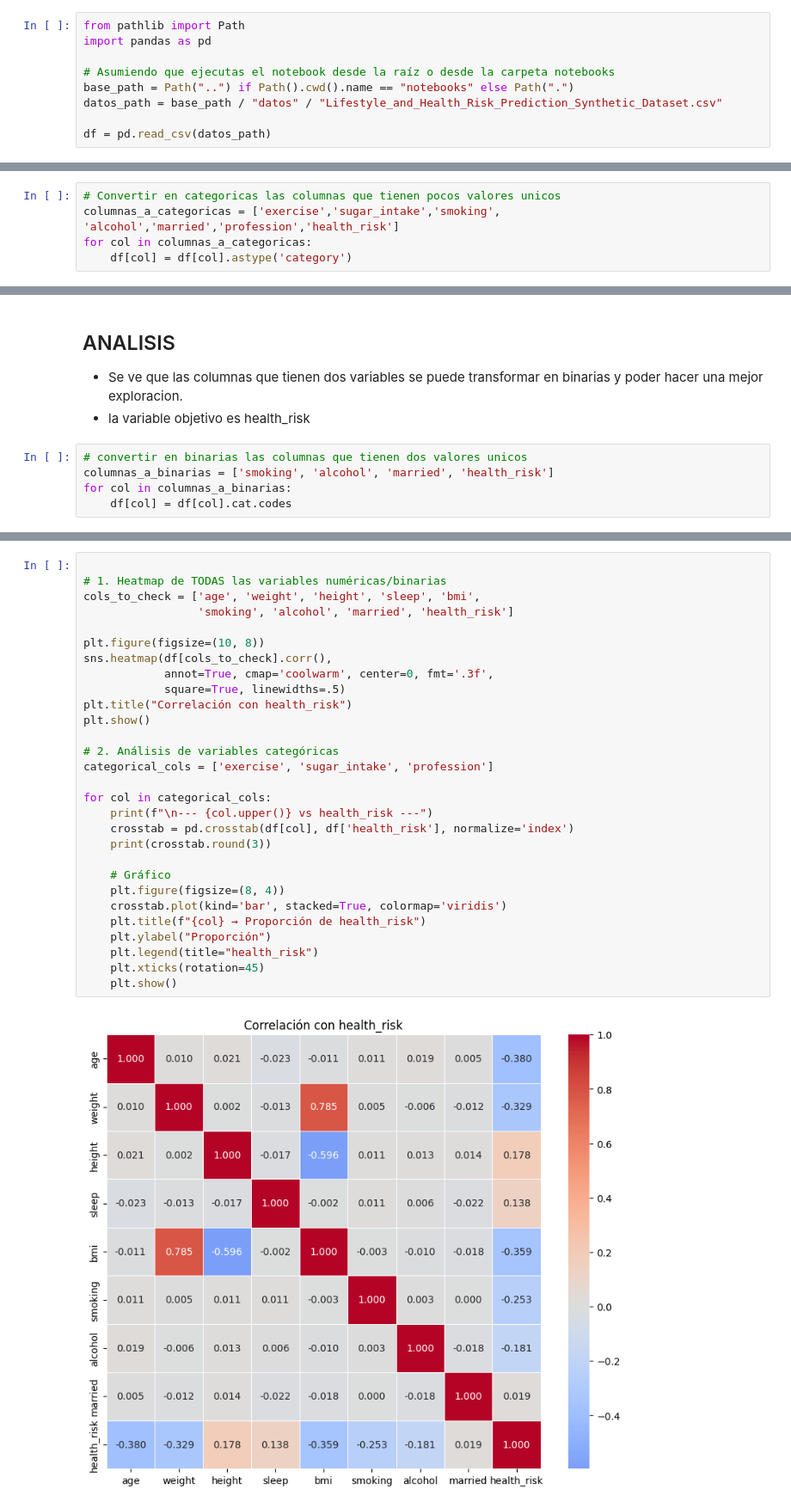
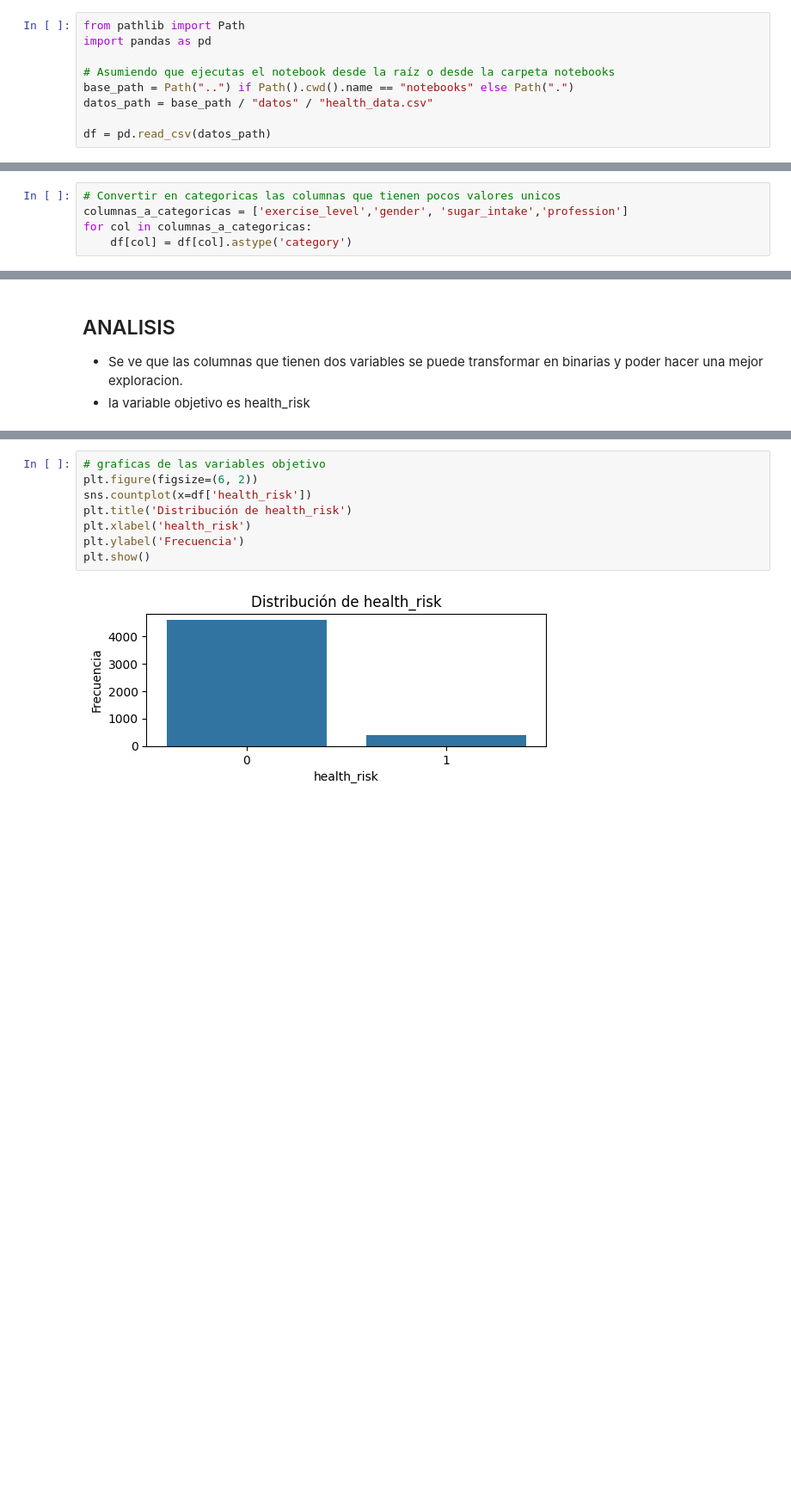
Before and after one commit to kannhpj/data-labs-proyecto, a Jupyter notebook: notebooks/02_Exploracion_datos.ipynb, the cells around one changed output, grey strips where cells are left out. Shown at 86% size. Drawn from its saved outputs; the diff is of its cells as text; blank space fills up the shorter version.

Commit message:
Exploracion de datos mejora

```diff
--- a/notebooks/02_Exploracion_datos.ipynb
+++ b/notebooks/02_Exploracion_datos.ipynb
@@ -19,7 +19,7 @@ import pandas as pd
 
 # Asumiendo que ejecutas el notebook desde la raíz o desde la carpeta notebooks
 base_path = Path("..") if Path().cwd().name == "notebooks" else Path(".")
-datos_path = base_path / "datos" / "Lifestyle_and_Health_Risk_Prediction_Synthetic_Dataset.csv"
+datos_path = base_path / "datos" / "health_data.csv"
 
 df = pd.read_csv(datos_path)
 # %%
@@ -72,7 +74,7 @@ print(f"{str("-----"*9):^50}")
   ---------------------------------------------
 # %%
 # Convertir en categoricas las columnas que tienen pocos valores unicos
-columnas_a_categoricas = ['exercise','sugar_intake','smoking', 'alcohol','married','profession','health_risk']
+columnas_a_categoricas = ['exercise_level','gender', 'sugar_intake','profession']
 for col in columnas_a_categoricas:
     df[col] = df[col].astype('category')
 # %%
@@ -140,8 +144,3 @@ for col in categorical_cols:
 ## ANALISIS
 - Se ve que las columnas que tienen dos variables se puede transformar en binarias y poder hacer una mejor exploracion.
 - la variable objetivo es health_risk
-# %%
-# convertir en binarias las columnas que tienen dos valores unicos
-columnas_a_binarias = ['smoking', 'alcohol', 'married', 'health_risk']
-for col in columnas_a_binarias:
-    df[col] = df[col].cat.codes
@@ -170,31 +147,10 @@ memory usage: 230.3 KB
 # %%
-
-# 1. Heatmap de TODAS las variables numéricas/binarias
-cols_to_check = ['age', 'weight', 'height', 'sleep', 'bmi',
-                 'smoking', 'alcohol', 'married', 'health_risk']
-
-plt.figure(figsize=(10, 8))
-sns.heatmap(df[cols_to_check].corr(),
-            annot=True, cmap='coolwarm', center=0, fmt='.3f',
-            square=True, linewidths=.5)
-plt.title("Correlación con health_risk")
+# graficas de las variables objetivo
+plt.figure(figsize=(6, 2))
+sns.countplot(x=df['health_risk'])
+plt.title('Distribución de health_risk')
+plt.xlabel('health_risk')
+plt.ylabel('Frecuencia')
 plt.show()
-
-# 2. Análisis de variables categóricas
-categorical_cols = ['exercise', 'sugar_intake', 'profession']
-
-for col in categorical_cols:
-    print(f"\n--- {col.upper()} vs health_risk ---")
-    crosstab = pd.crosstab(df[col], df['health_risk'], normalize='index')
-    print(crosstab.round(3))
-
-    # Gráfico
-    plt.figure(figsize=(8, 4))
-    crosstab.plot(kind='bar', stacked=True, colormap='viridis')
-    plt.title(f"{col} → Proporción de health_risk")
-    plt.ylabel("Proporción")
-    plt.legend(title="health_risk")
-    plt.xticks(rotation=45)
-    plt.show()
 # %% [output]
-[figure, old version]
+[figure, new version]
```
Also changed, not shown: parts of 9 cells of this notebook, 1 other file.
